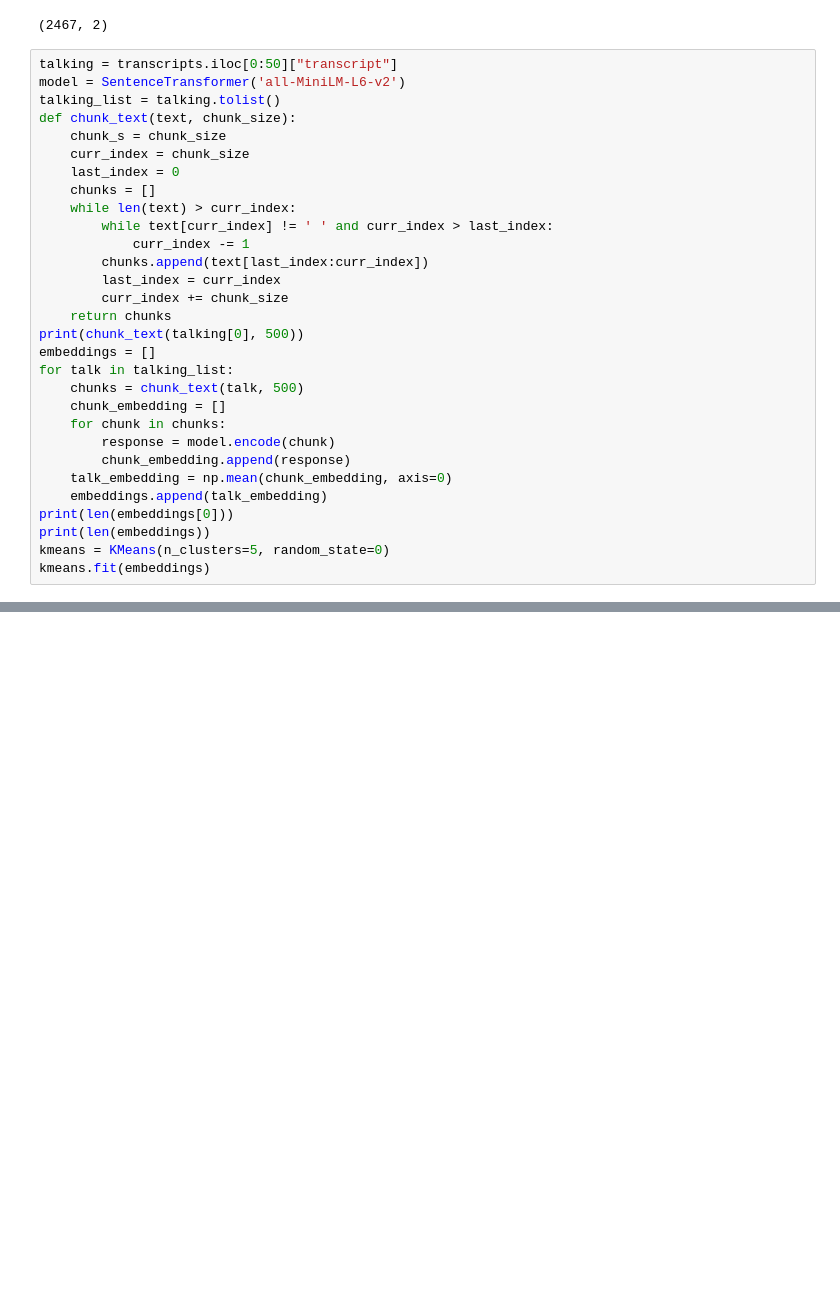
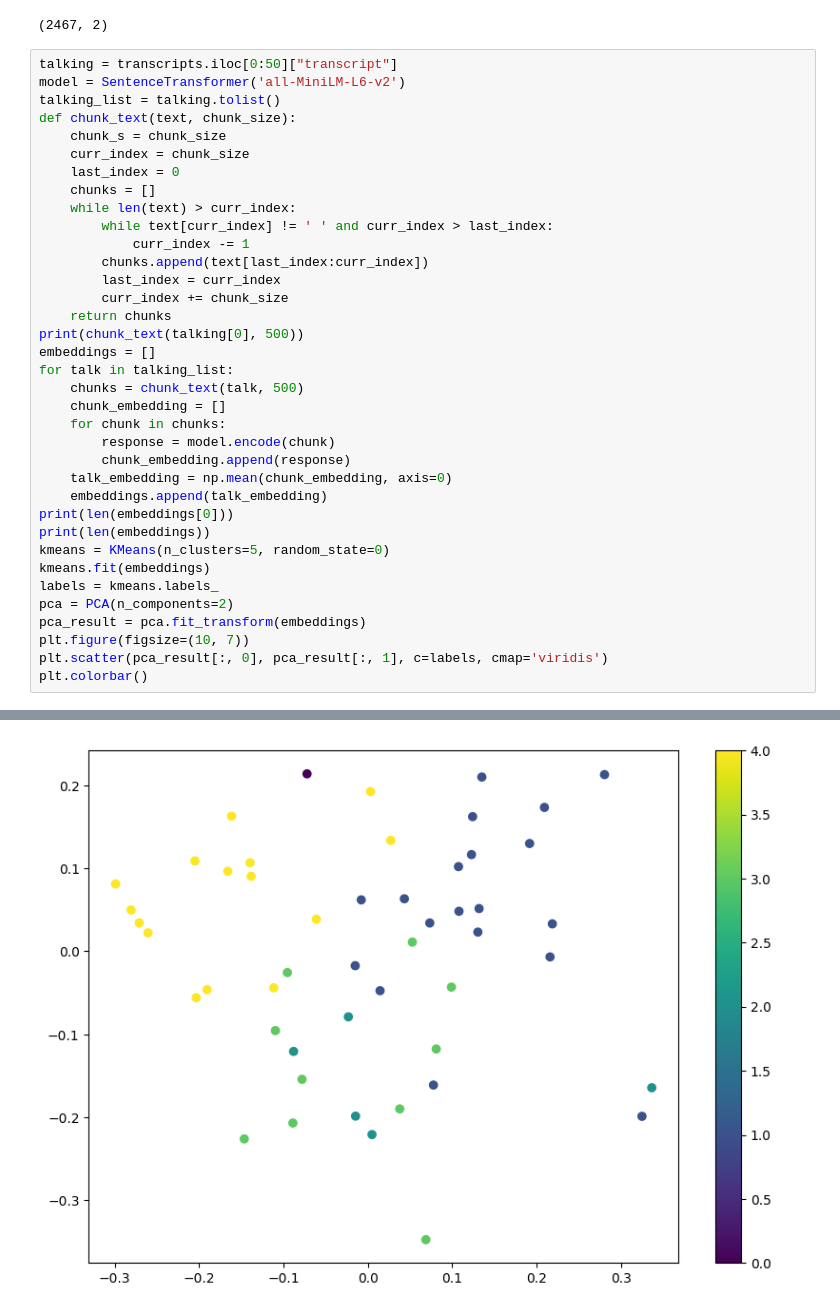
Before and after one commit to HridhayJ/TEDTalks-SemanticClustering, a Jupyter notebook: testing.ipynb, the cells around one changed output, grey strips where cells are left out. Cells and saved outputs as stored; diff of their text form; blank space fills up the shorter version.

```diff
--- a/testing.ipynb
+++ b/testing.ipynb
@@ -48,6 +48,12 @@ print(len(embeddings[0]))
 print(len(embeddings))
 kmeans = KMeans(n_clusters=5, random_state=0)
 kmeans.fit(embeddings)
+labels = kmeans.labels_
+pca = PCA(n_components=2)
+pca_result = pca.fit_transform(embeddings)
+plt.figure(figsize=(10, 7))
+plt.scatter(pca_result[:, 0], pca_result[:, 1], c=labels, cmap='viridis')
+plt.colorbar()
 # %% [output]
 ["Good morning. How are you?(Laughter)It's been great, hasn't it? I've been blown away by the whole thing. In fact, I'm leaving.(Laughter)There have been three themes running through the conference wh ...
 384
@@ -54,0 +62 @@ kmeans.fit(embeddings)
+[figure, added]
```
Also changed, not shown: parts of 1 cell of this notebook.
